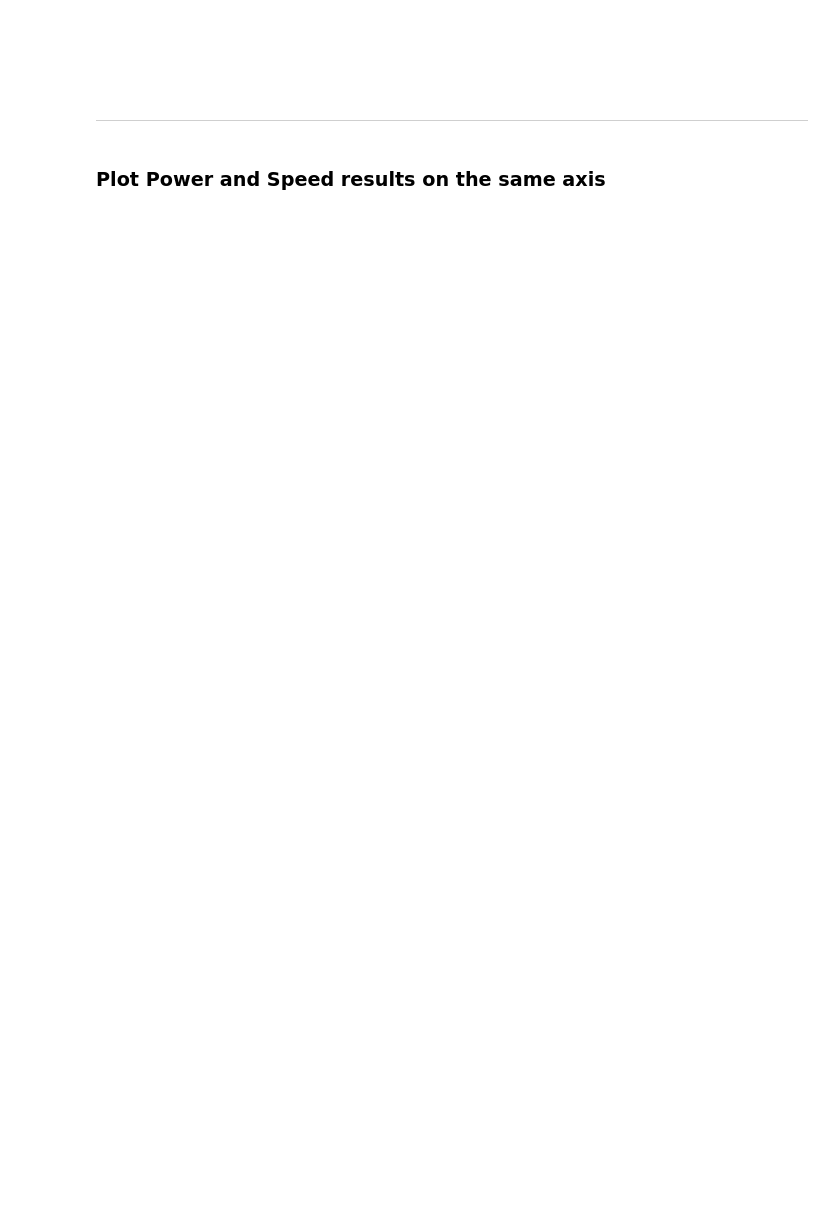
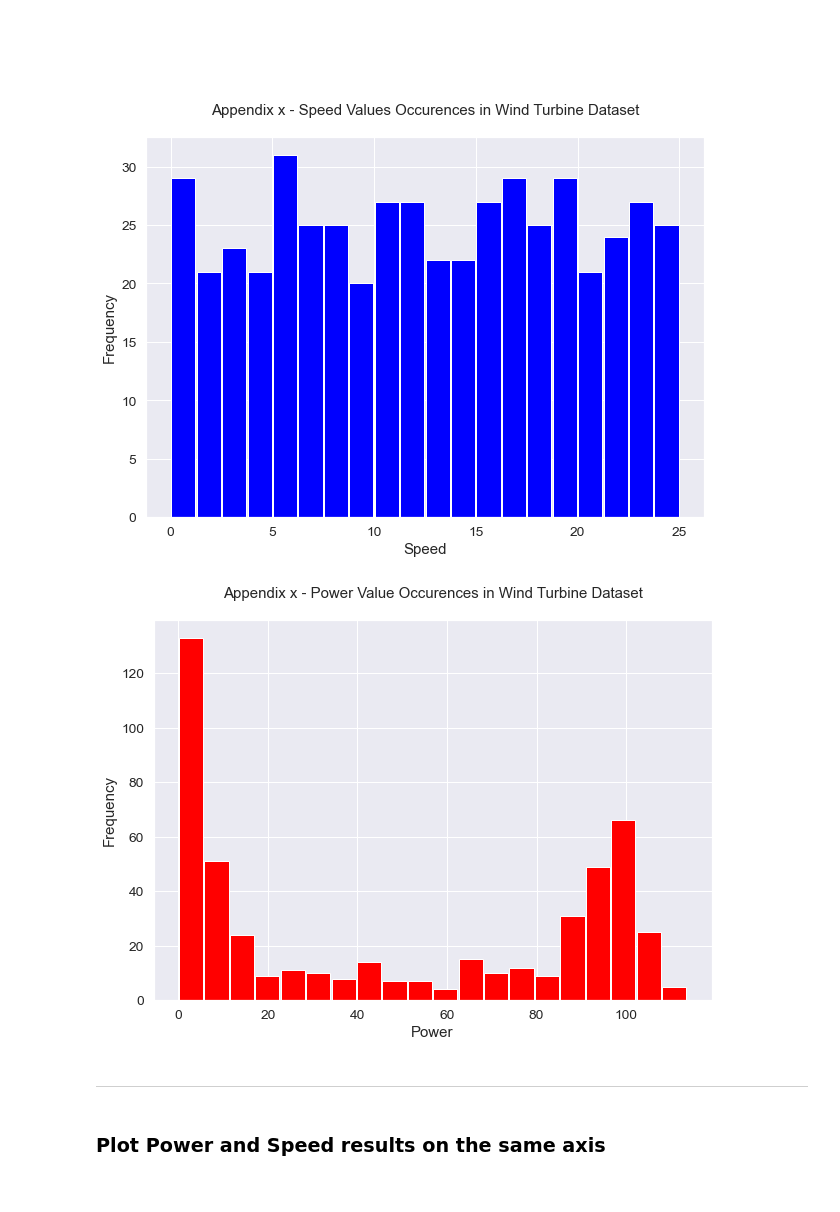
Before and after one commit to Fiona-600/Data-Analytics-2020-Project, a Jupyter notebook: Fundamentals Project 2020.ipynb, the cells around one changed output. Cells and saved outputs as stored; diff of their text form; code cells hidden in the pictures; blank space fills up the shorter version.

```diff
--- a/Fundamentals Project 2020.ipynb
+++ b/Fundamentals Project 2020.ipynb
@@ -269,17 +243,20 @@ df.plot(x ='speed', y ='power');
 # %%
 print ("")
 plt.figure(figsize = (10, 7))
-x = df ["speed"]
+x = df ["Speed_Mph"]
 plt.hist(x, bins = 20, color = "blue", rwidth = 0.95)
 plt.title("Appendix x - Speed Values Occurences in Wind Turbine Dataset\n", fontsize = 15)
 plt.xlabel("Speed", fontsize = 15)
 plt.ylabel("Frequency", fontsize = 15)
 plt.show()
 print ("")
 plt.figure(figsize = (10, 7))
-x = df ["power"]
+x = df ["Power_KWph"]
 plt.hist(x, bins = 20, color = "red", rwidth = 0.95)
 plt.title("Appendix x - Power Value Occurences in Wind Turbine Dataset\n", fontsize = 15)
 plt.xlabel("Power", fontsize = 15)
 plt.ylabel("Frequency", fontsize = 15)
 plt.show()
+# %% [output]
+[figure, added]
+[figure, added]
```
Also changed, not shown: parts of 18 cells of this notebook.
